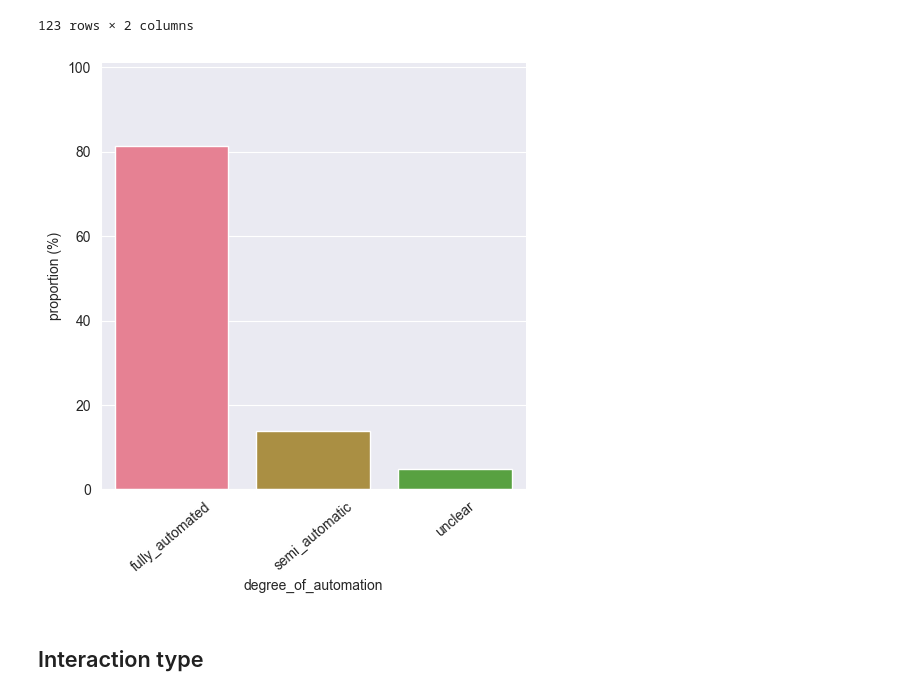
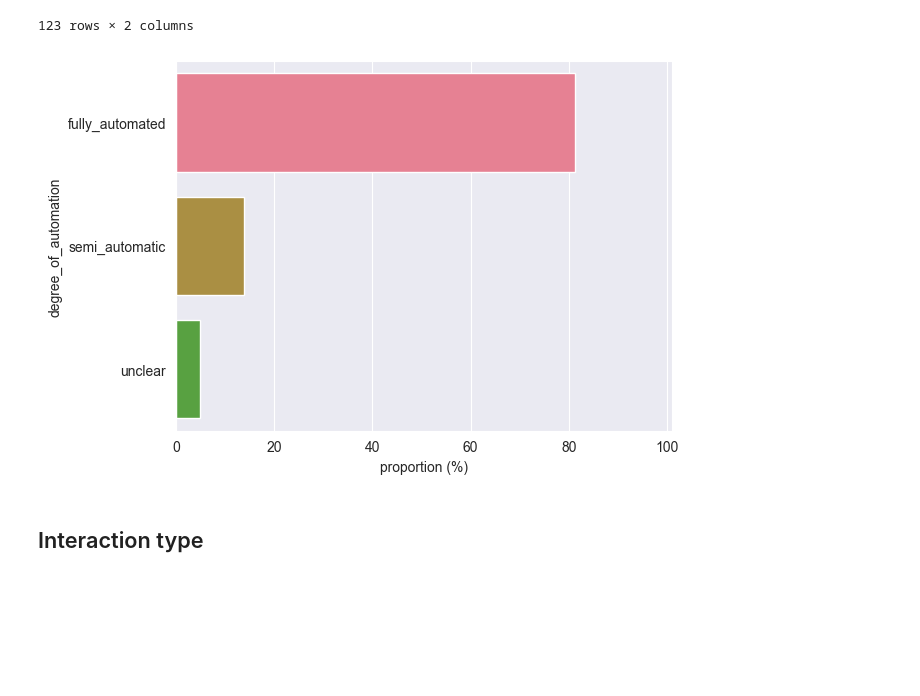
Before and after one commit to m-messer/Automated-Assessment-SLR-Data-Processing, a Jupyter notebook: analysis.ipynb, the cells around one changed output. Drawn from its saved outputs; the diff is of its cells as text; code cells hidden in the pictures; blank space fills up the shorter version.

```diff
--- a/analysis.ipynb
+++ b/analysis.ipynb
@@ -97,13 +96,12 @@ pd.concat([df.title, df.tags.apply(lambda labels: [label for label in labels if
 | 122 | Self- and automated assessment in... | [approach:unclear] |
 123 rows × 2 columns
 # %%
-ax_doa = sns.catplot(auto, kind='bar', x='degree_of_automation', y='proportion')
-ax_doa.set(ylabel = 'proportion (%)')
-plt.xticks(rotation=40)
-plt.ylim([0, 101])
+ax_doa = sns.barplot(auto, y='degree_of_automation', x='proportion')
+ax_doa.set(xlabel = 'proportion (%)')
+plt.xlim([0, 101])
 plt.savefig('plots/auto_degree.pdf', bbox_inches='tight')
 # %% [output]
-[figure, old version]
+[figure, new version]
 # %% [markdown]
 ## Interaction type
 # %%
```
Also changed, not shown: parts of 8 cells of this notebook, 9 other files.
